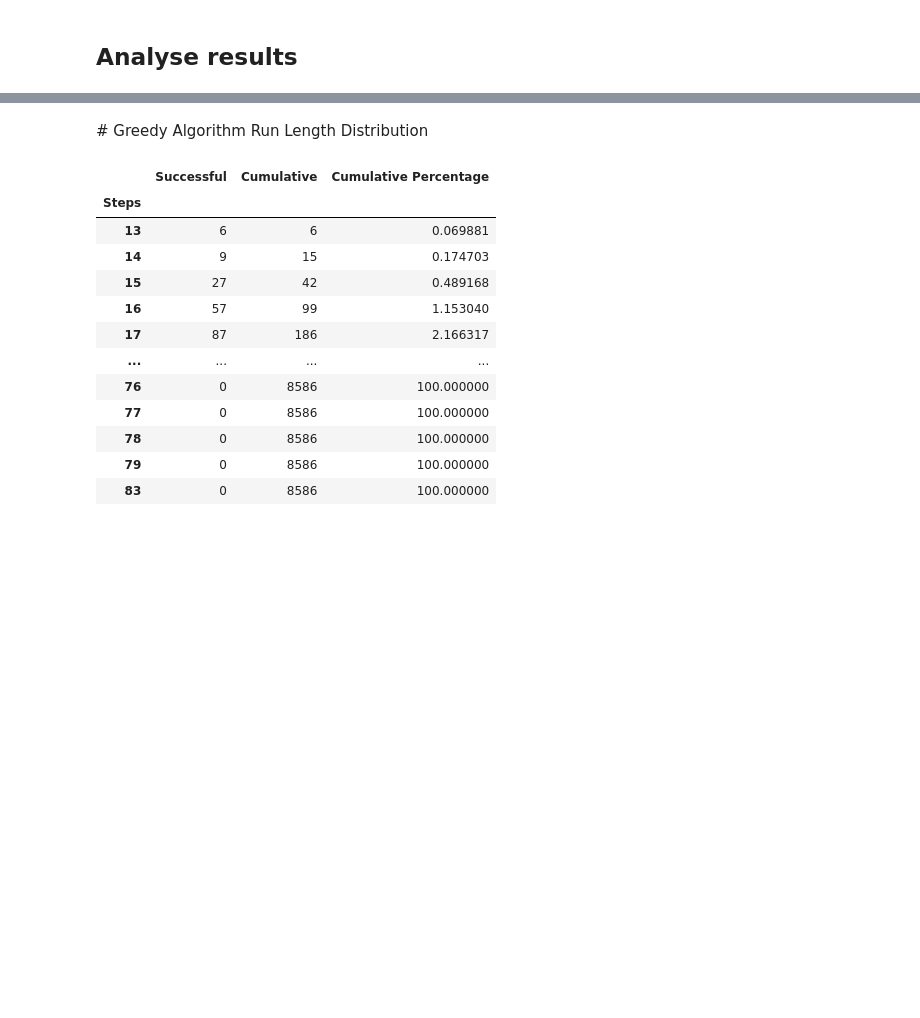
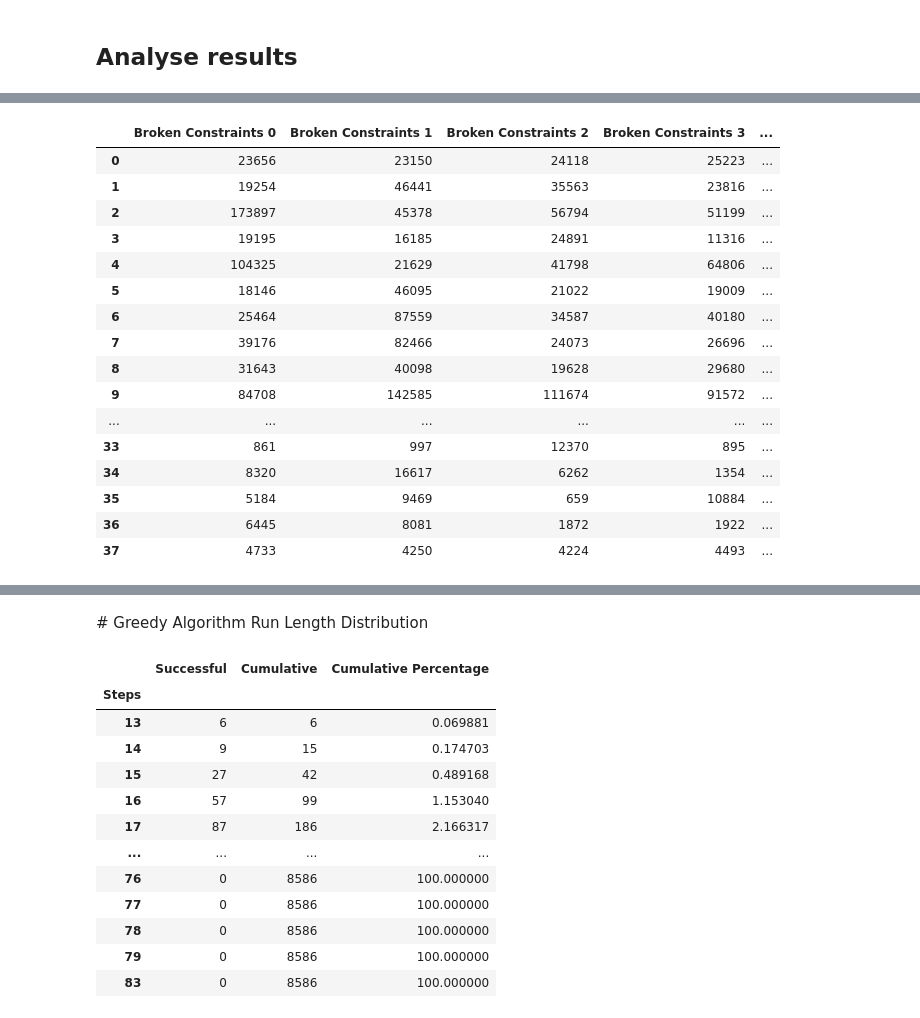
Before and after one commit to rienath/Estimating-Penalty-Coefficients-for-QUBO-Problems, a Jupyter notebook: Project and Deliverables/Implementation/Notebooks/Multiple Knapsack.ipynb, the cells around one changed output, grey strips where cells are left out. Cells and saved outputs as stored; diff of their text form; code cells hidden in the pictures; blank space fills up the shorter version.

```diff
--- a/Project and Deliverables/Implementation/Notebooks/Multiple Knapsack.ipynb
+++ b/Project and Deliverables/Implementation/Notebooks/Multiple Knapsack.ipynb
@@ -324,3 +324,28 @@ energies_greedy
+# %%
+# Show number of broken constraints of all tries in all problems in a single df
+broken_constraints_greedy = columns_to_table(greedy_results, 'Broken Constraints')
+broken_constraints_sa = columns_to_table(sa_results, 'Broken Constraints')
+broken_constraints_tabu = columns_to_table(tabu_results, 'Broken Constraints')
+
+broken_constraints_greedy
+# %% [output]
+|  | Broken Constraints 0 | Broken Constraints 1 | Broken Constraints 2 | Broken Constraints 3 | ... |
+| 0 | 23656 | 23150 | 24118 | 25223 | ... |
+| 1 | 19254 | 46441 | 35563 | 23816 | ... |
+| 2 | 173897 | 45378 | 56794 | 51199 | ... |
+| 3 | 19195 | 16185 | 24891 | 11316 | ... |
+| 4 | 104325 | 21629 | 41798 | 64806 | ... |
+| 5 | 18146 | 46095 | 21022 | 19009 | ... |
+| 6 | 25464 | 87559 | 34587 | 40180 | ... |
+| 7 | 39176 | 82466 | 24073 | 26696 | ... |
+| 8 | 31643 | 40098 | 19628 | 29680 | ... |
+| 9 | 84708 | 142585 | 111674 | 91572 | ... |
+| ... | ... | ... | ... | ... | ... |
+| 33 | 861 | 997 | 12370 | 895 | ... |
+| 34 | 8320 | 16617 | 6262 | 1354 | ... |
+| 35 | 5184 | 9469 | 659 | 10884 | ... |
+| 36 | 6445 | 8081 | 1872 | 1922 | ... |
+| 37 | 4733 | 4250 | 4224 | 4493 | ... |
 # %%
 # Show feasible solutions
 feasible_full_greedy = feasibility_table(greedy_results)
```
Also changed, not shown: parts of 7 cells of this notebook.
